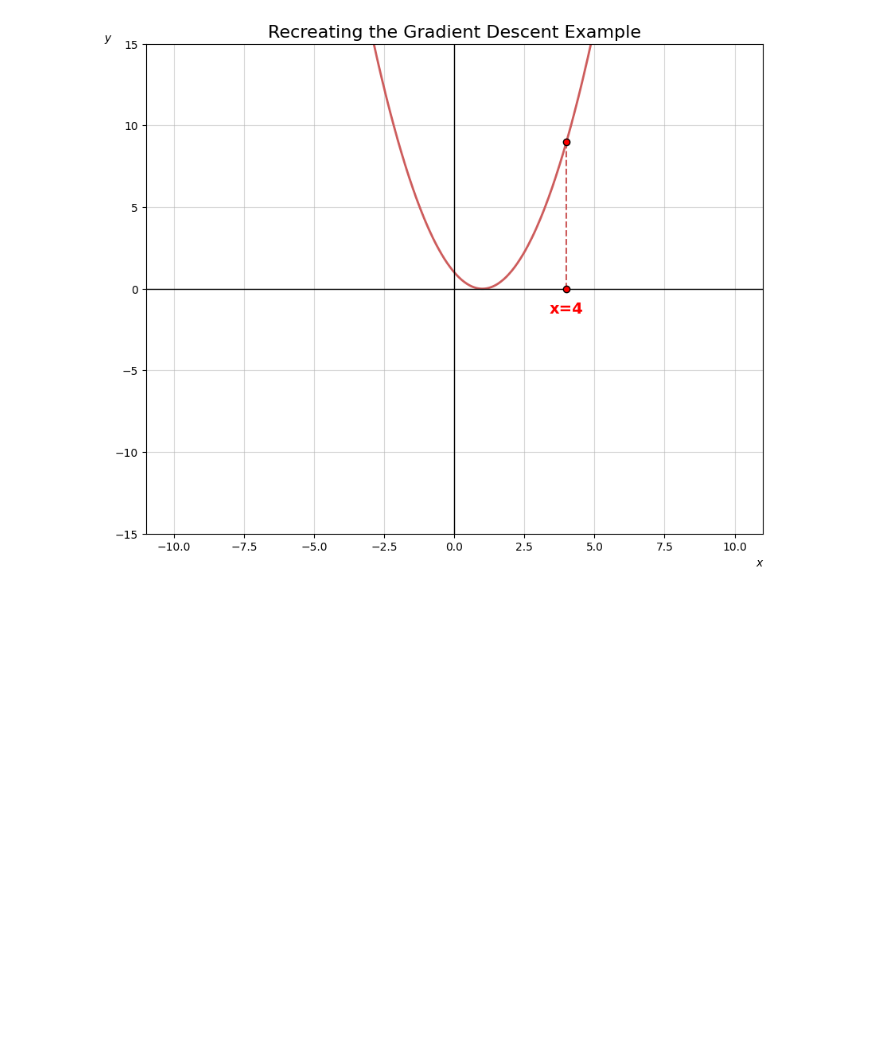
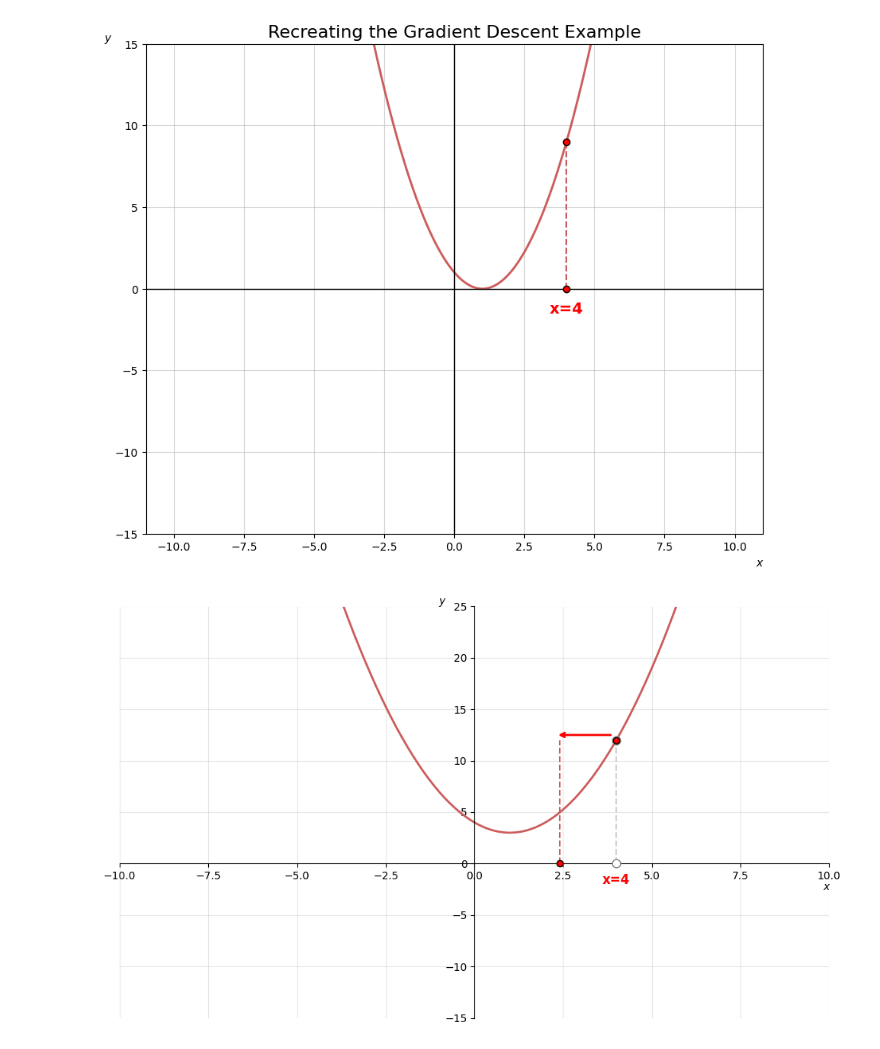
Before and after one commit to mdzubayereashraf/Ostad-AI-Engineering-Class-Code-Practice, a Jupyter notebook: Ostad_AI_Engineering_classcode_Practice_13(Understanding_Gradient_Descent).ipynb, the cells around one changed output. Cells and saved outputs as stored; diff of their text form; code cells hidden in the pictures; blank space fills up the shorter version.

```diff
--- a/Ostad_AI_Engineering_classcode_Practice_13(Understanding_Gradient_Descent).ipynb
+++ b/Ostad_AI_Engineering_classcode_Practice_13(Understanding_Gradient_Descent).ipynb
@@ -228,3 +228,63 @@ plt.title("Recreating the Gradient Descent Example", fontsize=16)
 plt.show()
 # %% [output]
 [figure]
+# %%
+# @title
+import matplotlib.pyplot as plt
+import numpy as np
+
+# 1. Define the function (as seen in image_561f24.png)
+def f(x):
+    return (x-1)**2 + 3
+
+# 2. Setup Data
+x = np.linspace(-10, 10, 400)
+y = f(x)
+
+x_curr = 2.4
+y_curr = f(x_point)
+
+x_prev = 4
+y_prev = f(x_prev)
+
+
+# 3. Create Plot
+fig, ax = plt.subplots(figsize=(12,7))
+ax.plot(x, y, color='indianred', linewidth=2)
+
+# 4. Center the Spines (This moves ticks to the axis lines)
+ax.spines['left'].set_position('zero')
+ax.spines['bottom'].set_position('zero')
+
+# Hide the top and right spines
+ax.spines['right'].set_color('none')
+ax.spines['top'].set_color('none')
+
+# 5. Add specific markers and dashed guide line
+# Previous Point: White with gray edge
+ax.scatter([x_prev, x_prev], [y_prev, 0], color='white', edgecolors='gray', s=60, zorder=5, label='Previous')
+ax.vlines(x=x_prev, ymin=0, ymax=y_prev, colors='lightgray', linestyles='dashed')
+# Current Point: Red with black edge
+ax.scatter([x_point, x_curr], [y_curr, 0], color='red', edgecolors='black', zorder=5)
+ax.vlines(x=x_curr, ymin=0, ymax=y_curr, colors='indianred', linestyles='dashed')
+
+# Red Directional Arrow
+ax.annotate('', xy=(x_curr - 0.1, y_curr + 0.5), xytext=(x_prev - 0.1, y_prev + 0.5),
+             arrowprops=dict(arrowstyle='->', color='red', lw=2))
+
+
+# 6. Add the red x-label directly on the axis
+ax.text(x_point, -2, f'x={x_point}', color='red', fontsize=12, fontweight='bold', ha='center')
+
+# 7. Final Formatting
+ax.grid(True, linestyle='-', alpha=0.3)
+ax.set_xlim(-10, 10)
+ax.set_ylim(-15, 25)
+
+# Labeling the actual axes
+ax.set_xlabel('x', loc='right', fontstyle='italic', labelpad=0)
+ax.set_ylabel('y', loc='top', rotation=0, fontstyle='italic', labelpad=0)
+
+plt.show()
+# %% [output]
+[figure, added]
```
Also changed, not shown: parts of 1 cell of this notebook.
